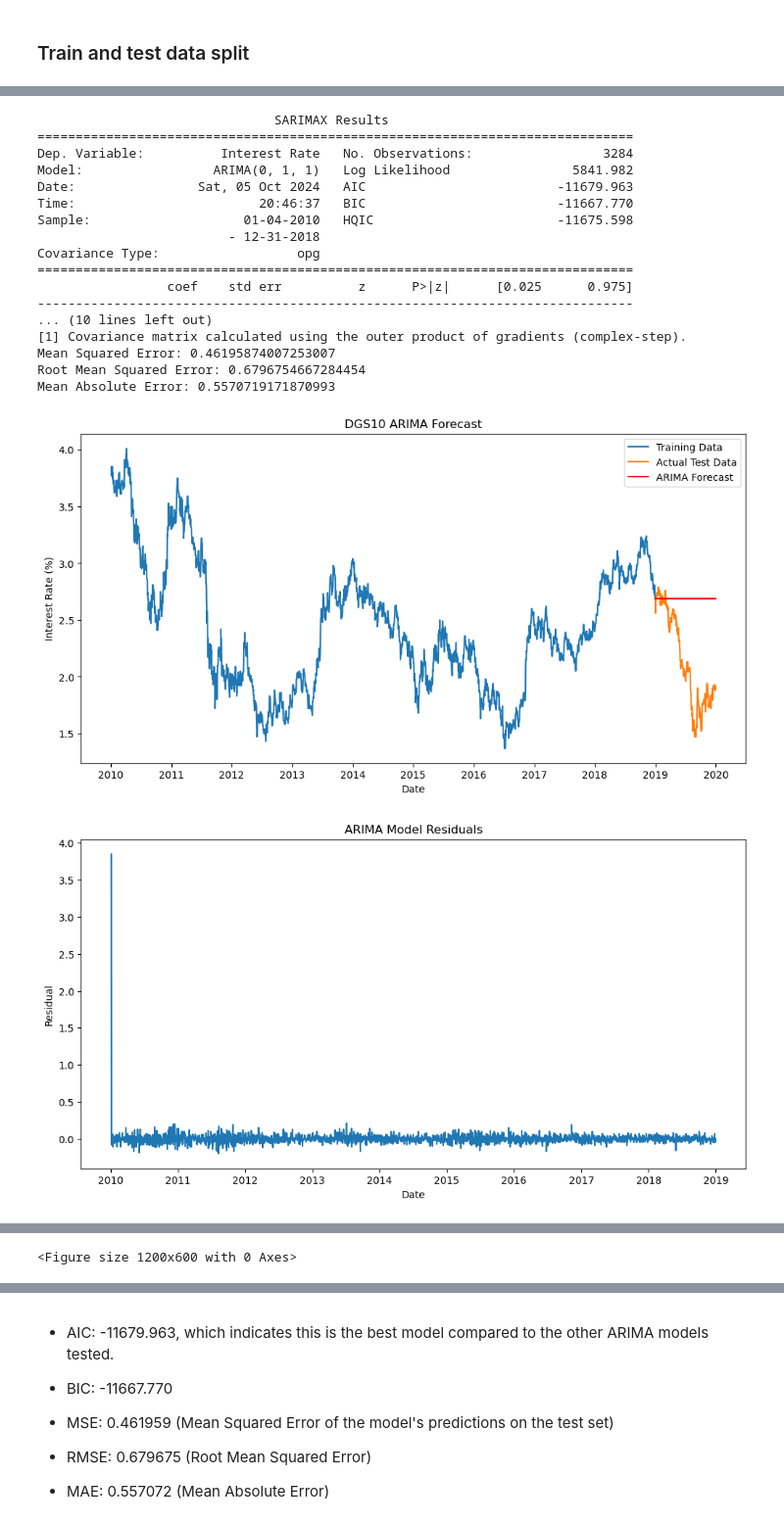
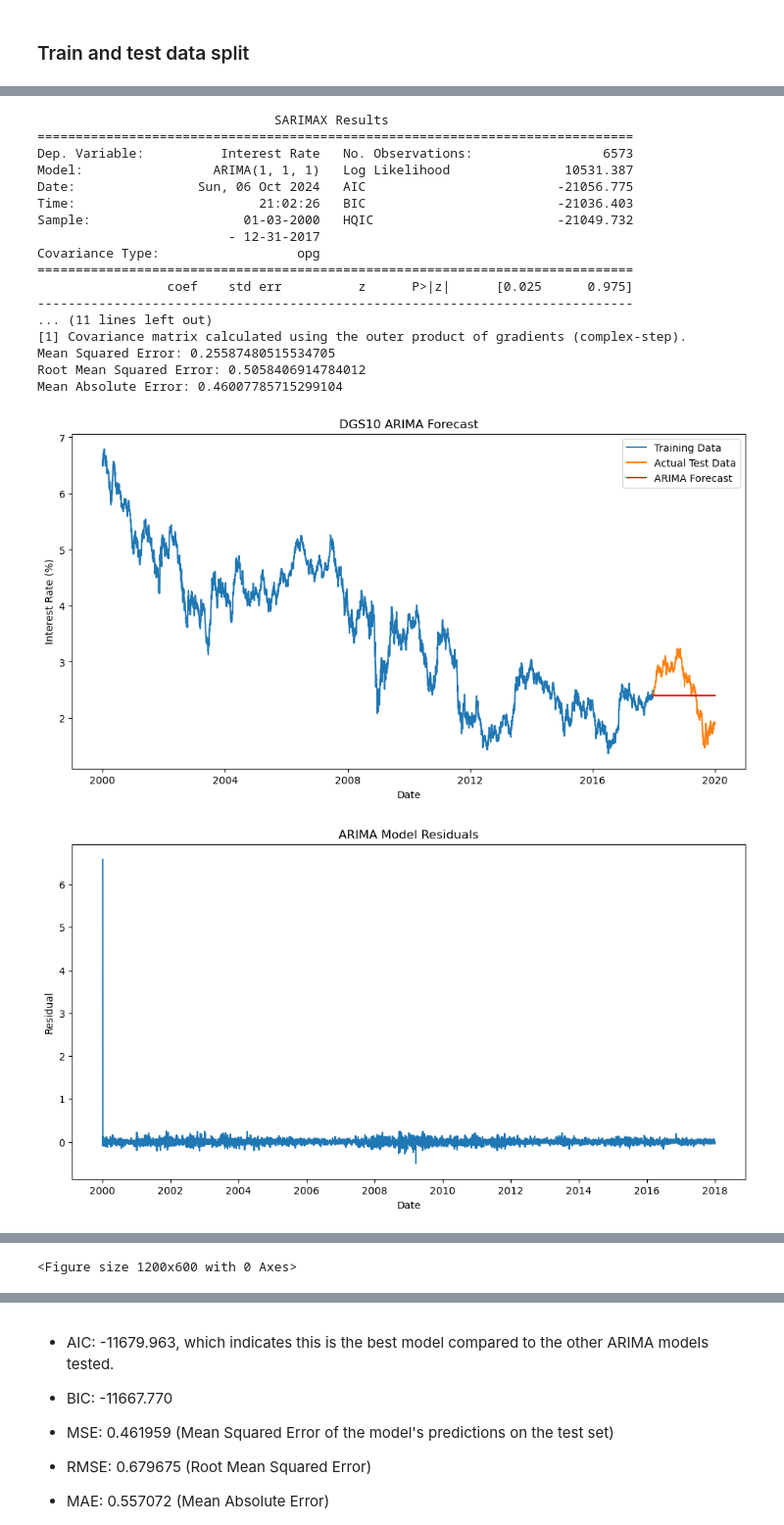
Before and after one commit to baublyte/DGS10-forecasting, a Jupyter notebook: Future loan demand or interest rates.ipynb, the cells around one changed output, grey strips where cells are left out. Shown at 98% size. Saved outputs shown, nothing was run; the diff lists cells and outputs as text; code cells hidden in the pictures.

Commit message:
Updated train-test data split

```diff
--- a/Future loan demand or interest rates.ipynb
+++ b/Future loan demand or interest rates.ipynb
@@ -208,32 +32,2 @@ p-value: 4.39e-24 (which is much less than 0.05). This confirms that the differe
 # %% [markdown]
 ### Train and test data split
-# %%
-if 'Date' not in data.columns:
-    data.reset_index(inplace=True)
-
-# Display first few rows of the cleaned data
-print(data.head())
-
-# Sort the data by date to ensure chronological order
-data = data.sort_values('Date')
-
-# Split the data
-train_data = data[data['Date'] < '2019-01-01']
-test_data = data[data['Date'] >= '2019-01-01']
-
-# Set the date as index
-train_data.set_index('Date', inplace=True)
-test_data.set_index('Date', inplace=True)
-
-print(f"Training data shape: {train_data.shape}")
-print(f"Testing data shape: {test_data.shape}")
-
-# Visualize the split
-plt.figure(figsize=(12, 6))
-plt.plot(train_data.index, train_data['Interest Rate'], label='Training Data')
-plt.plot(test_data.index, test_data['Interest Rate'], label='Testing Data')
-plt.title('DGS10 Train-Test Split (2020 onwards as test set)')
-plt.xlabel('Date')
-plt.ylabel('Interest Rate (%)')
-plt.legend()
-plt.show()
@@ -294,20 +158,9 @@ arima_orders = [
     ((1, 1, 1), "ARIMA(1,1,1)"),
     ((1, 1, 0), "ARIMA(1,1,0)"),
     ((0, 1, 1), "ARIMA(0,1,1)"),
+    ((0, 1, 0), "ARIMA(0,1,1)"),
     ((1, 0, 1), "ARIMA(1,0,1)")
 ]
-
-# Ensure you are selecting only the 'Interest Rate' column as the univariate series
-train_data = data[data['Date'] < '2019-01-01']
-test_data = data[data['Date'] >= '2019-01-01']
-
-# Set the date as index
-train_data.set_index('Date', inplace=True)
-test_data.set_index('Date', inplace=True)
-
-# Select only the 'Interest Rate' column to make it univariate
-train_data = train_data['Interest Rate']
-test_data = test_data['Interest Rate']
 
 # Fit each ARIMA model and compare their performance
 results = []  # Ensure this is initialized properly outside the loop
@@ -351,7 +212,7 @@ Best Model by AIC:
 train_data = train_data.to_frame()
 test_data = test_data.to_frame()
 # %%
-order = (0, 1, 1)
+order = (1, 1, 1)
 model = ARIMA(train_data['Interest Rate'], order=order)
 results = model.fit()
 
@@ -380,42 +241,42 @@ plt.show()
 
 # Residual analysis
 residuals = results.resid
 plt.figure(figsize=(12, 6))
 plt.plot(train_data.index, residuals)
 plt.title('ARIMA Model Residuals')
 plt.xlabel('Date')
 plt.ylabel('Residual')
 plt.show()
 
 # Q-Q plot of residuals
 from scipy import stats
 fig, ax = plt.subplots(figsize=(10, 6))
 stats.probplot(residuals, dist="norm", plot=ax)
 ax.set_title("Q-Q plot of ARIMA Residuals")
 plt.show()
 
 # ACF plot of residuals
 plt.figure(figsize=(12, 6))
 plot_acf(residuals, lags=40)
 plt.title('ACF of Residuals')
 plt.show()
 # %% [output]
                                SARIMAX Results
 ==============================================================================
-Dep. Variable:          Interest Rate   No. Observations:                 3284
-Model:                 ARIMA(0, 1, 1)   Log Likelihood                5841.982
-Date:                Sat, 05 Oct 2024   AIC                         -11679.963
-Time:                        20:46:37   BIC                         -11667.770
-Sample:                    01-04-2010   HQIC                        -11675.598
-                         - 12-31-2018
+Dep. Variable:          Interest Rate   No. Observations:                 6573
+Model:                 ARIMA(1, 1, 1)   Log Likelihood               10531.387
+Date:                Sun, 06 Oct 2024   AIC                         -21056.775
+Time:                        21:02:26   BIC                         -21036.403
+Sample:                    01-03-2000   HQIC                        -21049.732
+                         - 12-31-2017
 Covariance Type:                  opg
 ==============================================================================
                  coef    std err          z      P>|z|      [0.025      0.975]
 ------------------------------------------------------------------------------
-... (10 lines left out)
+... (11 lines left out)
 [1] Covariance matrix calculated using the outer product of gradients (complex-step).
-Mean Squared Error: 0.46195874007253007
-Root Mean Squared Error: 0.6796754667284454
-Mean Absolute Error: 0.5570719171870993
+Mean Squared Error: 0.25587480515534705
+Root Mean Squared Error: 0.5058406914784012
+Mean Absolute Error: 0.46007785715299104
-[figure, old version]
+[figure, new version]
-[figure, old version]
+[figure, new version]
```
Also changed, not shown: parts of 42 cells of this notebook.
